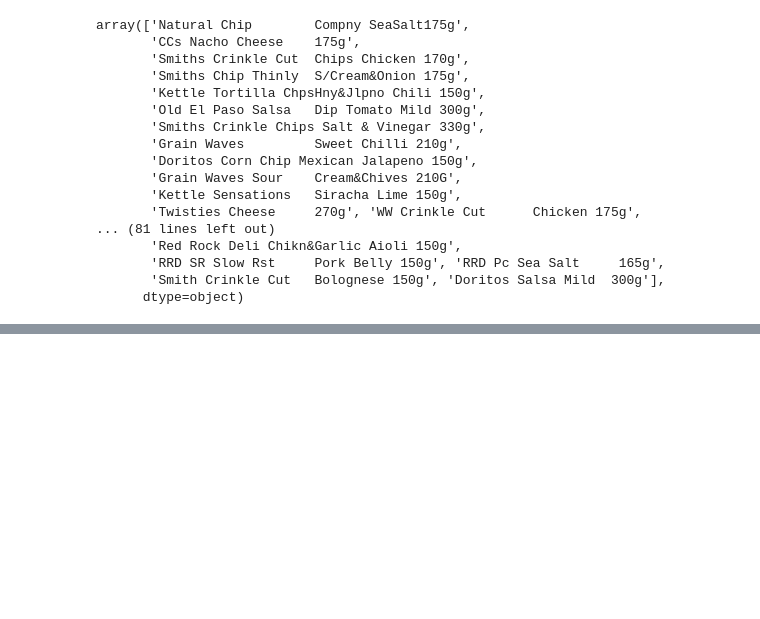
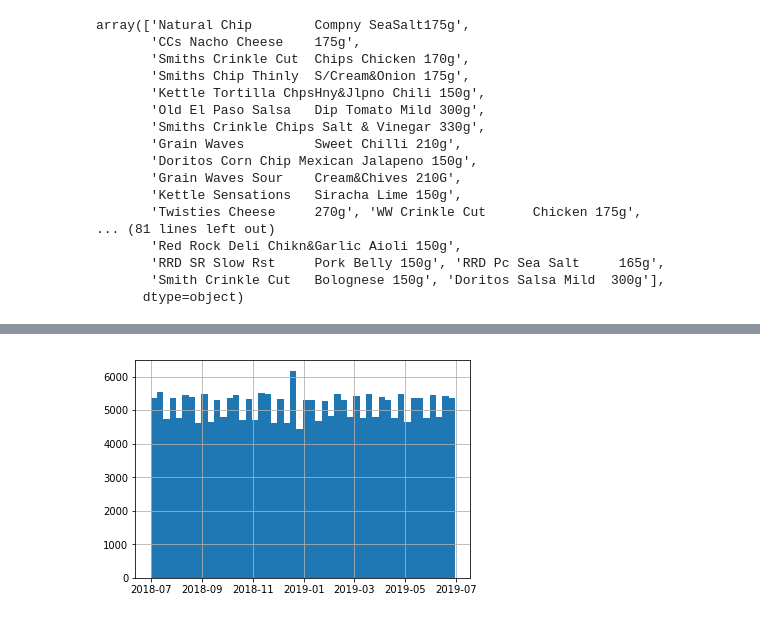
Before and after one commit to natalyabakhshetyan/quantium_data_analysis, a Jupyter notebook: analysis.ipynb, the cells around one changed output, grey strips where cells are left out. Cells and saved outputs as stored; diff of their text form; code cells hidden in the pictures; blank space fills up the shorter version.

Commit message:
exploring further transaction data

```diff
--- a/analysis.ipynb
+++ b/analysis.ipynb
@@ -93,0 +151,4 @@ common_words[:5]
+# %%
+# drop all Salsa products from the transactions
+filtered_transaction_data = transaction_data[~transaction_data.PROD_NAME.str.contains("Salsa")]
+filtered_transaction_data.info()
@@ -93,0 +196,4 @@ common_words[:5]
+# %%
+# since this customer is not an ordinary retail customer, we will drop these records from the dataset
+filtered_transaction_data = filtered_transaction_data[~(filtered_transaction_data['PROD_QTY'] == 200)]
+filtered_transaction_data[filtered_transaction_data['PROD_QTY'] == 200]
@@ -93,0 +215,7 @@ common_words[:5]
+# %%
+# plot transactions over time
+
+filtered_transaction_data['DATE'].hist(bins=48)
+plt.show()
+# %% [output]
+[figure, added]
```
Also changed, not shown: parts of 12 cells of this notebook.
